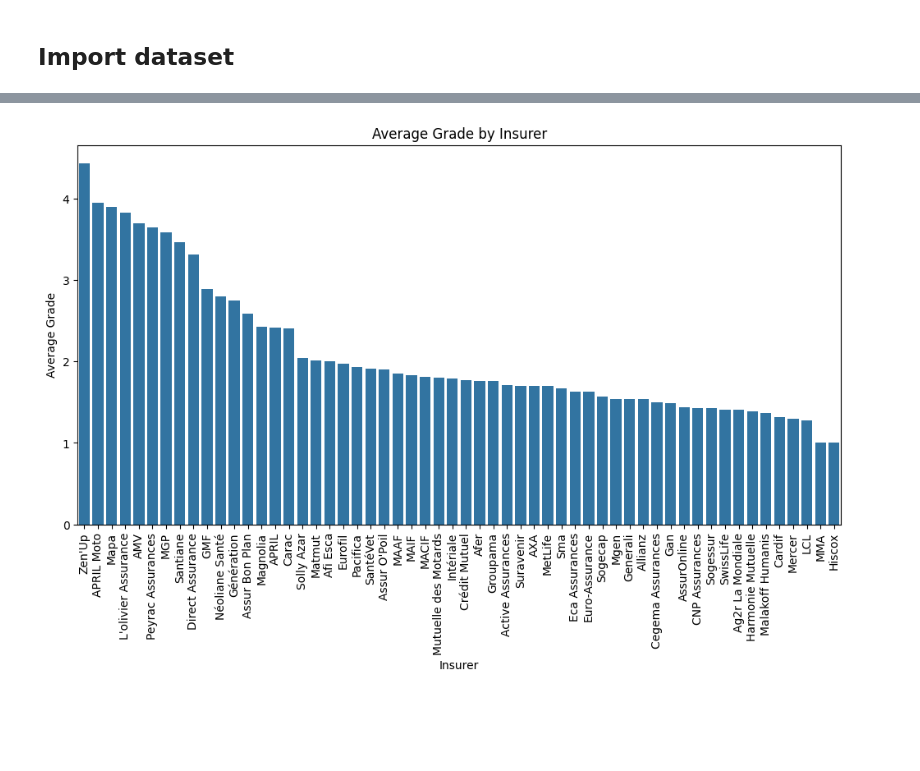
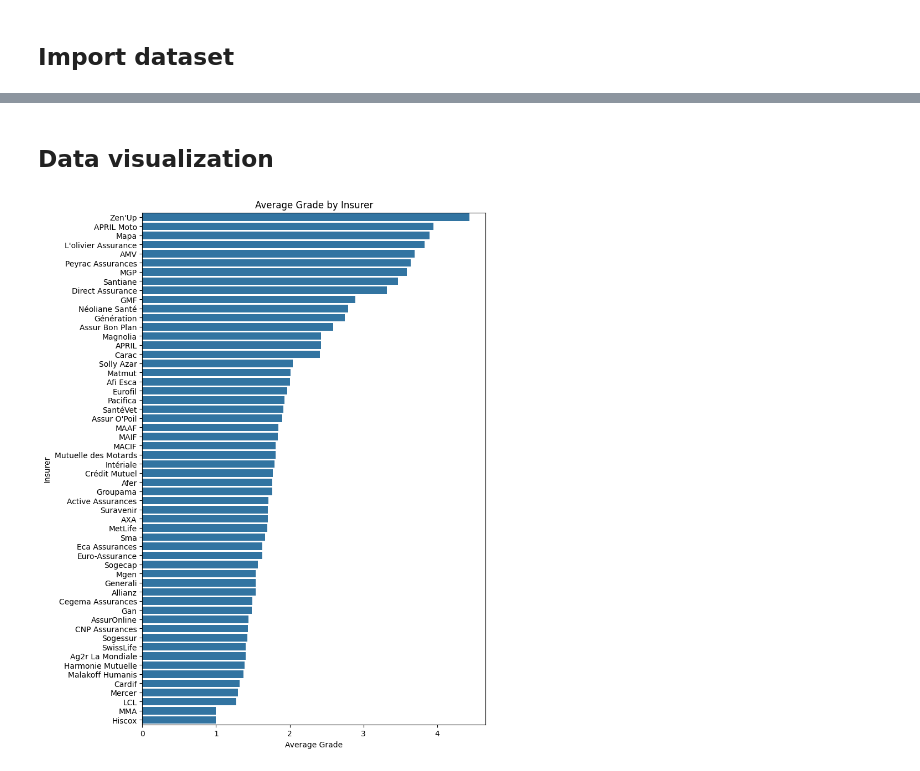
Before and after one commit to BastienCherel/NLP-Supervised-Learning, a Jupyter notebook: data_exploration.ipynb, the cells around one changed output, grey strips where cells are left out. Drawn from its saved outputs; the diff is of its cells as text; code cells hidden in the pictures; blank space fills up the shorter version.

Commit message:
Update data exploration and create streamlit app

```diff
--- a/data_exploration.ipynb
+++ b/data_exploration.ipynb
@@ -37,4 +31,13 @@ df
+# %%
+# Drop useless columns
+df.drop(["auteur","avis_cor_en","avis_cor"], axis=1, inplace= True)
+
+# Aesthetic
+df['produit']= df['produit'].str.capitalize()
 # %%
 # Convert a column to datetime
 df['date_publication'] = pd.to_datetime(df['date_publication'], dayfirst=True)
 df['date_exp'] = pd.to_datetime(df['date_exp'], dayfirst=True)
+df['produit'] = df['produit'].astype('category')
+df['assureur'] = df['assureur'].astype('category')
+df['type'] = df['type'].astype('category')
@@ -100,22 +77,23 @@ df
 34435 rows × 8 columns
+# %% [markdown]
+## Data visualization
 # %%
 import pandas as pd
 import matplotlib.pyplot as plt
 import seaborn as sns
 
-# Group by 'insurer' and calculate the mean of 'grade'
-average_grade_by_insurer = df.groupby('assureur')['note'].mean().reset_index()
+# Group by 'assureur' and calculate the mean of 'note'
+average_grade_by_insurer = df.groupby('assureur', observed=True)['note'].mean().reset_index()
 
 # Sort the data by the average grade for better visualization
 average_grade_by_insurer = average_grade_by_insurer.sort_values(by='note', ascending=False)
 
 # Plotting using seaborn
-plt.figure(figsize=(12, 6))
-sns.barplot(x='assureur', y='note', data=average_grade_by_insurer)
+plt.figure(figsize=(8,12))
+sns.barplot(x='note', y='assureur', data=average_grade_by_insurer, order=average_grade_by_insurer['assureur'])
 plt.title('Average Grade by Insurer')
-plt.xlabel('Insurer')
-plt.ylabel('Average Grade')
-plt.xticks(rotation=90)  # Rotate x-axis labels if needed
+plt.xlabel('Average Grade')
+plt.ylabel('Insurer')
 plt.show()
 # %% [output]
-[figure, old version]
+[figure, new version]
```
Also changed, not shown: parts of 15 cells of this notebook, 3 other files.
